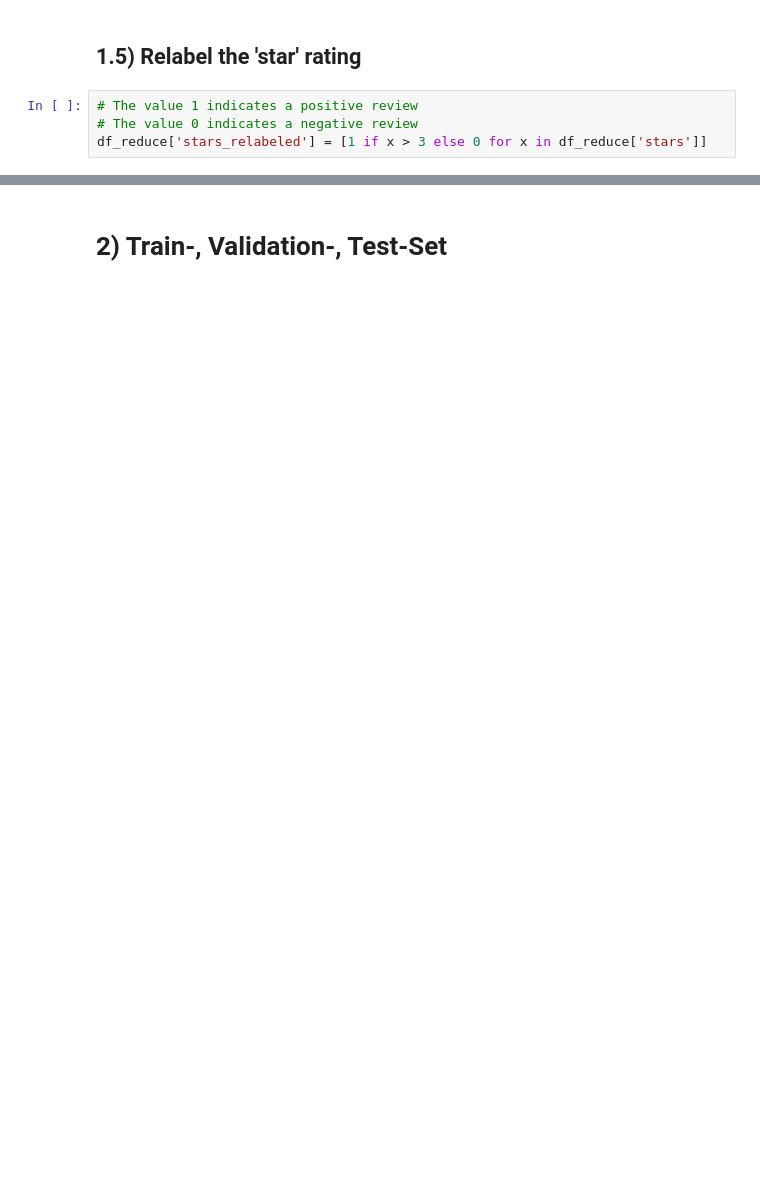
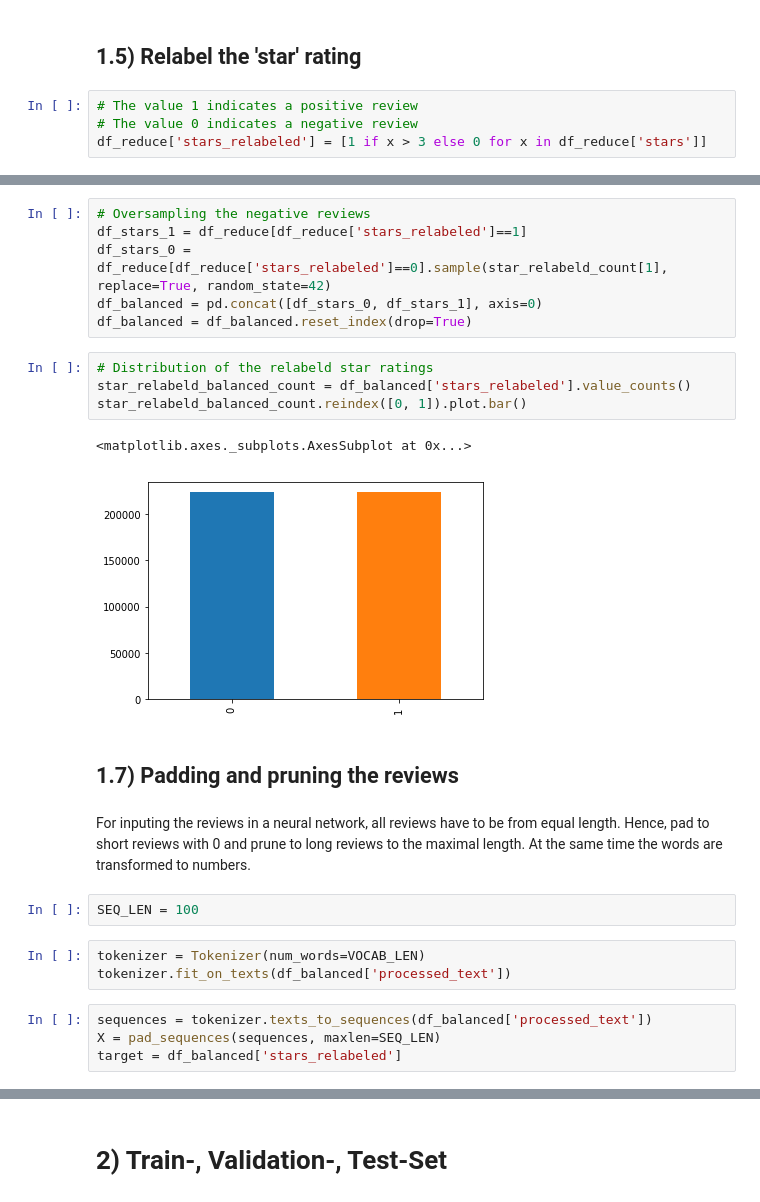
Before and after one commit to imor-de/YELP, a Jupyter notebook: Notebooks/Investigation_3.ipynb, the cells around one changed output, grey strips where cells are left out. Cells and saved outputs as stored; diff of their text form; blank space fills up the shorter version.

```diff
--- a/Notebooks/Investigation_3.ipynb
+++ b/Notebooks/Investigation_3.ipynb
@@ -249,0 +247,26 @@ star_relabeld_count.reindex([0, 1]).plot.bar()
+# %%
+# Oversampling the negative reviews
+df_stars_1 = df_reduce[df_reduce['stars_relabeled']==1]
+df_stars_0 = df_reduce[df_reduce['stars_relabeled']==0].sample(star_relabeld_count[1], replace=True, random_state=42)
+df_balanced = pd.concat([df_stars_0, df_stars_1], axis=0)
+df_balanced = df_balanced.reset_index(drop=True)
+# %%
+# Distribution of the relabeld star ratings
+star_relabeld_balanced_count = df_balanced['stars_relabeled'].value_counts()
+star_relabeld_balanced_count.reindex([0, 1]).plot.bar()
+# %% [output]
+<matplotlib.axes._subplots.AxesSubplot at 0x...>
+[figure, added]
+# %% [markdown]
+## 1.7) Padding and pruning the reviews
+# %% [markdown]
+For inputing the reviews in a neural network, all reviews have to be from equal length. Hence, pad to short reviews with 0 and prune to long reviews to the maximal length. At the same time the words are transformed to numbers.
+# %%
+SEQ_LEN = 100
+# %%
+tokenizer = Tokenizer(num_words=VOCAB_LEN)
+tokenizer.fit_on_texts(df_balanced['processed_text'])
+# %%
+sequences = tokenizer.texts_to_sequences(df_balanced['processed_text'])
+X = pad_sequences(sequences, maxlen=SEQ_LEN)
+target = df_balanced['stars_relabeled']
```
Also changed, not shown: parts of 44 cells of this notebook, 5 other files.
